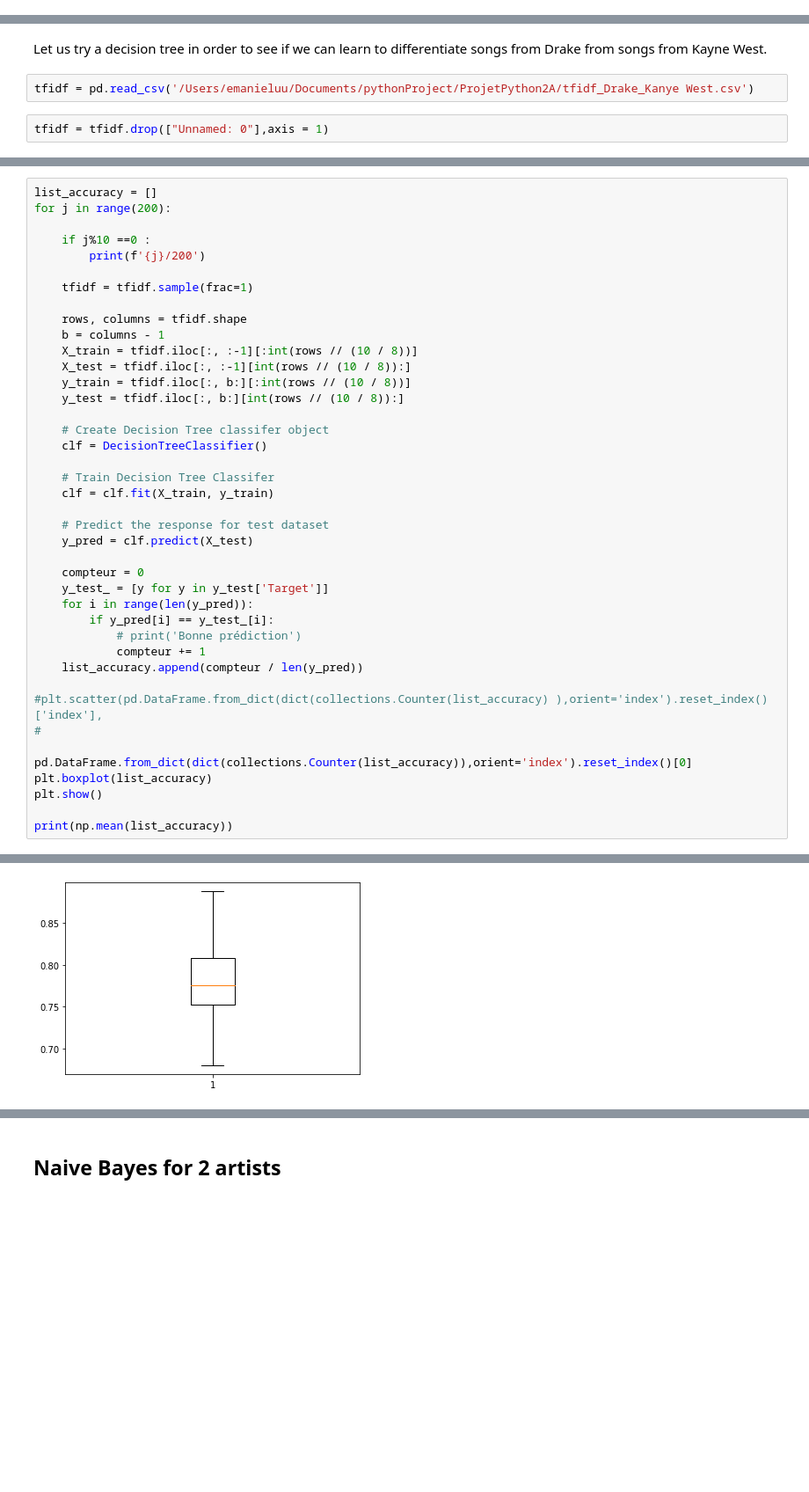
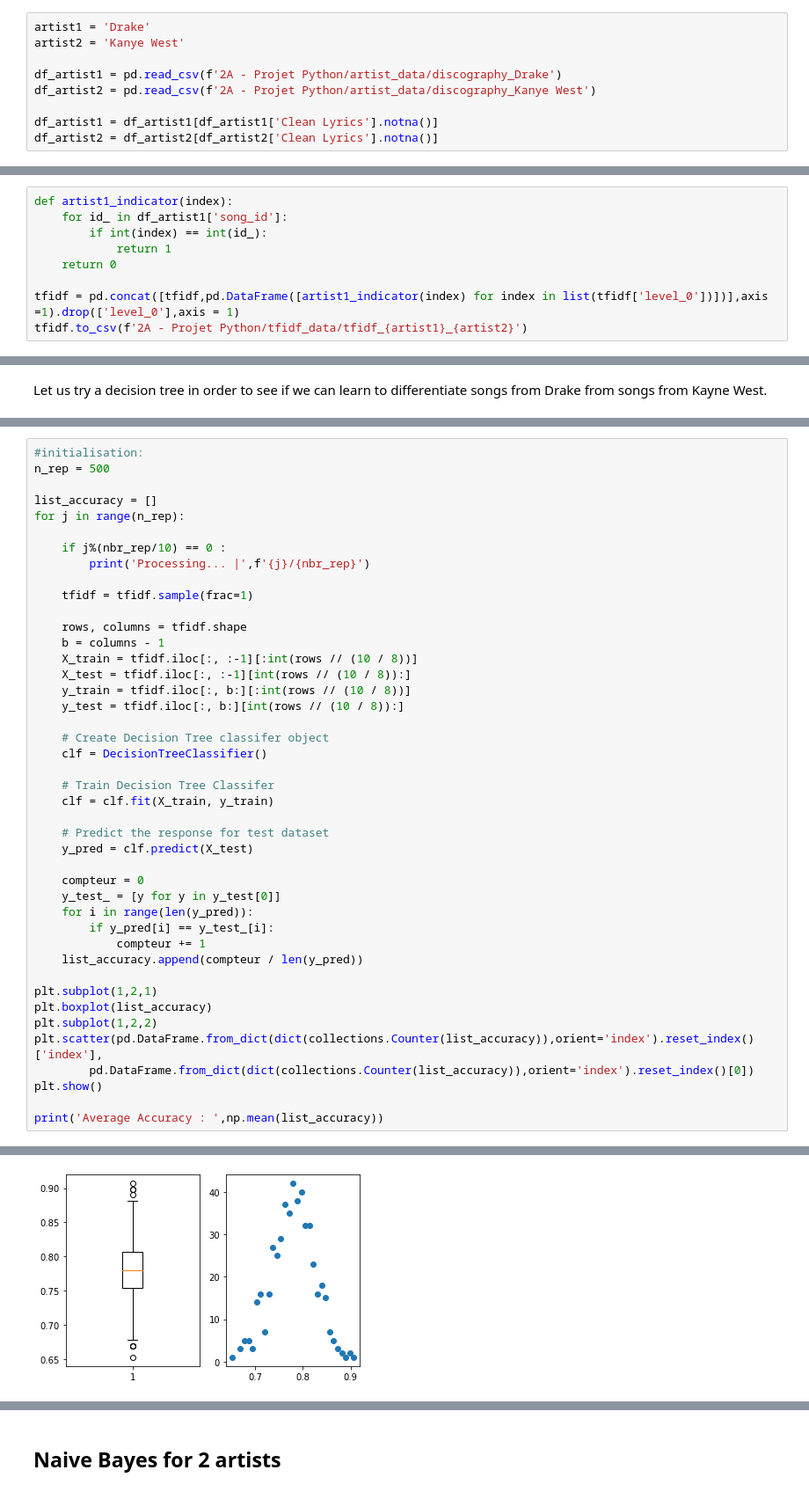
Before and after one commit to martinalex7/ProjetPython2A, a Jupyter notebook: rapports/3_modelling.ipynb, the cells around one changed output, grey strips where cells are left out. Shown at 88% size. Saved outputs shown, nothing was run; the diff lists cells and outputs as text; blank space fills up the shorter version.

Commit message:
clean decision tree on modelling doc

```diff
--- a/rapports/3_modelling.ipynb
+++ b/rapports/3_modelling.ipynb
@@ -43,0 +48,9 @@ os.chdir(root)
+# %%
+artist1 = 'Drake'
+artist2 = 'Kanye West'
+
+df_artist1 = pd.read_csv(f'2A - Projet Python/artist_data/discography_Drake')
+df_artist2 = pd.read_csv(f'2A - Projet Python/artist_data/discography_Kanye West')
+
+df_artist1 = df_artist1[df_artist1['Clean Lyrics'].notna()]
+df_artist2 = df_artist2[df_artist2['Clean Lyrics'].notna()]
@@ -43,0 +72,9 @@ os.chdir(root)
+# %%
+def artist1_indicator(index):
+    for id_ in df_artist1['song_id']:
+        if int(index) == int(id_):
+            return 1
+    return 0
+
+tfidf = pd.concat([tfidf,pd.DataFrame([artist1_indicator(index) for index in list(tfidf['level_0'])])],axis =1).drop(['level_0'],axis = 1)
+tfidf.to_csv(f'2A - Projet Python/tfidf_data/tfidf_{artist1}_{artist2}')
@@ -44,6 +83,2 @@ os.chdir(root)
 # %% [markdown]
 Let us try a decision tree in order to see if we can learn to differentiate songs from Drake from songs from Kayne West.
-# %%
-tfidf = pd.read_csv('/Users/emanieluu/Documents/pythonProject/ProjetPython2A/tfidf_Drake_Kanye West.csv')
-# %%
-tfidf = tfidf.drop(["Unnamed: 0"],axis = 1)
@@ -50,9 +89,12 @@ tfidf = tfidf.drop(["Unnamed: 0"],axis = 1)
 # %%
+#initialisation:
+n_rep = 500
+
 list_accuracy = []
-for j in range(200):
+for j in range(n_rep):
 
-    if j%10 ==0 :
-        print(f'{j}/200')
+    if j%(nbr_rep/10) == 0 :
+        print('Processing... |',f'{j}/{nbr_rep}')
 
     tfidf = tfidf.sample(frac=1)
 
@@ -73,19 +115,18 @@ for j in range(200):
     y_pred = clf.predict(X_test)
 
     compteur = 0
-    y_test_ = [y for y in y_test['Target']]
+    y_test_ = [y for y in y_test[0]]
     for i in range(len(y_pred)):
         if y_pred[i] == y_test_[i]:
-            # print('Bonne prédiction')
             compteur += 1
     list_accuracy.append(compteur / len(y_pred))
 
-#plt.scatter(pd.DataFrame.from_dict(dict(collections.Counter(list_accuracy) ),orient='index').reset_index()['index'],
-#
-
-pd.DataFrame.from_dict(dict(collections.Counter(list_accuracy)),orient='index').reset_index()[0]
+plt.subplot(1,2,1)
 plt.boxplot(list_accuracy)
+plt.subplot(1,2,2)
+plt.scatter(pd.DataFrame.from_dict(dict(collections.Counter(list_accuracy)),orient='index').reset_index()['index'],
+        pd.DataFrame.from_dict(dict(collections.Counter(list_accuracy)),orient='index').reset_index()[0])
 plt.show()
 
-print(np.mean(list_accuracy))
+print('Average Accuracy : ',np.mean(list_accuracy))
 # %% [output]
@@ -112 +143 @@ print(np.mean(list_accuracy))
-[figure, old version]
+[figure, new version]
```
Also changed, not shown: parts of 20 cells of this notebook.
